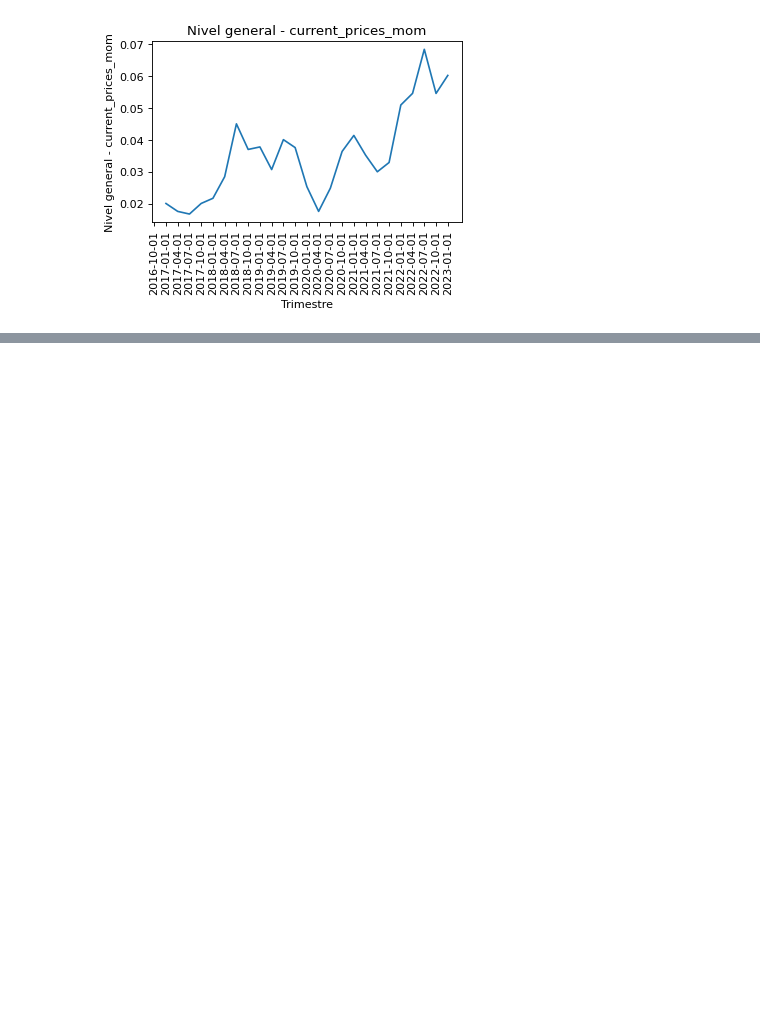
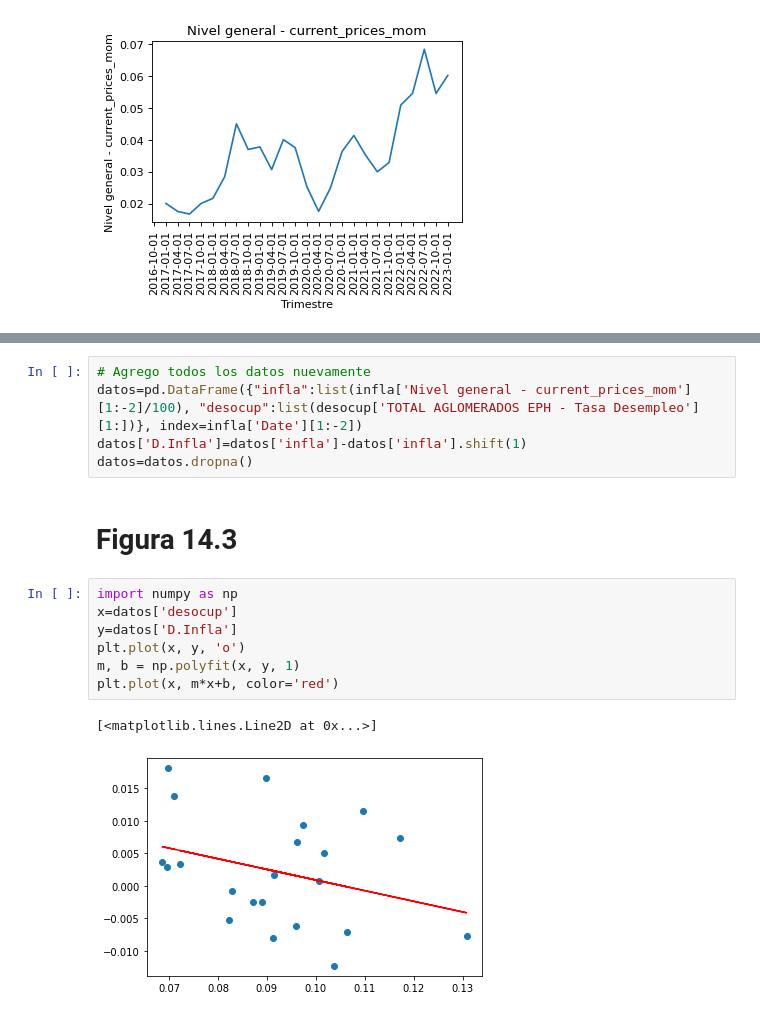
Before and after one commit to luciojosep/AnalisisCuantitativoAvanzado, a Jupyter notebook: S&W_Chp14.ipynb, the cells around one changed output, grey strips where cells are left out. Saved outputs shown, nothing was run; the diff lists cells and outputs as text; blank space fills up the shorter version.

```diff
--- a/S&W_Chp14.ipynb
+++ b/S&W_Chp14.ipynb
@@ -84,0 +209,17 @@ dtype: float64
+# %%
+# Agrego todos los datos nuevamente
+datos=pd.DataFrame({"infla":list(infla['Nivel general - current_prices_mom'][1:-2]/100), "desocup":list(desocup['TOTAL AGLOMERADOS EPH - Tasa Desempleo'][1:])}, index=infla['Date'][1:-2])
+datos['D.Infla']=datos['infla']-datos['infla'].shift(1)
+datos=datos.dropna()
+# %% [markdown]
+# Figura 14.3
+# %%
+import numpy as np
+x=datos['desocup']
+y=datos['D.Infla']
+plt.plot(x, y, 'o')
+m, b = np.polyfit(x, y, 1)
+plt.plot(x, m*x+b, color='red')
+# %% [output]
+[<matplotlib.lines.Line2D at 0x...>]
+[figure, added]
```
Also changed, not shown: parts of 21 cells of this notebook.
